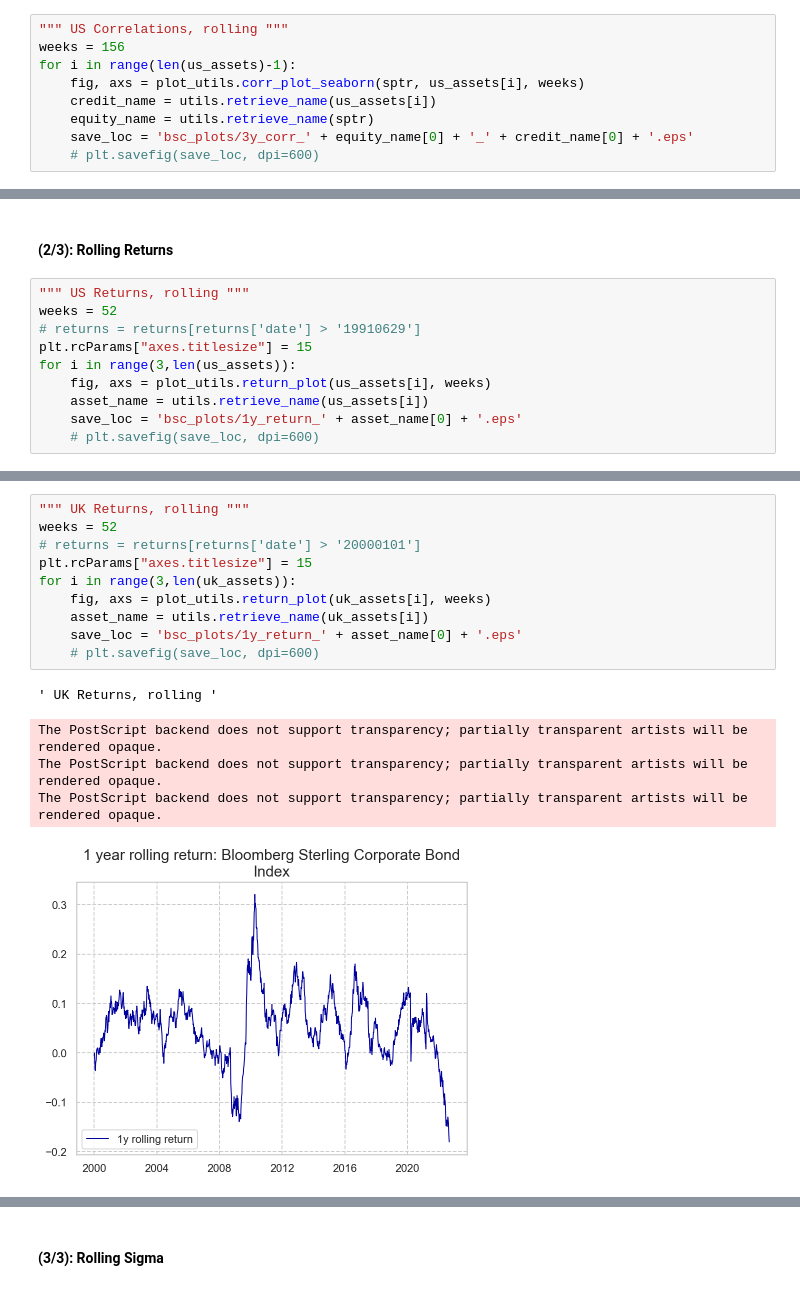
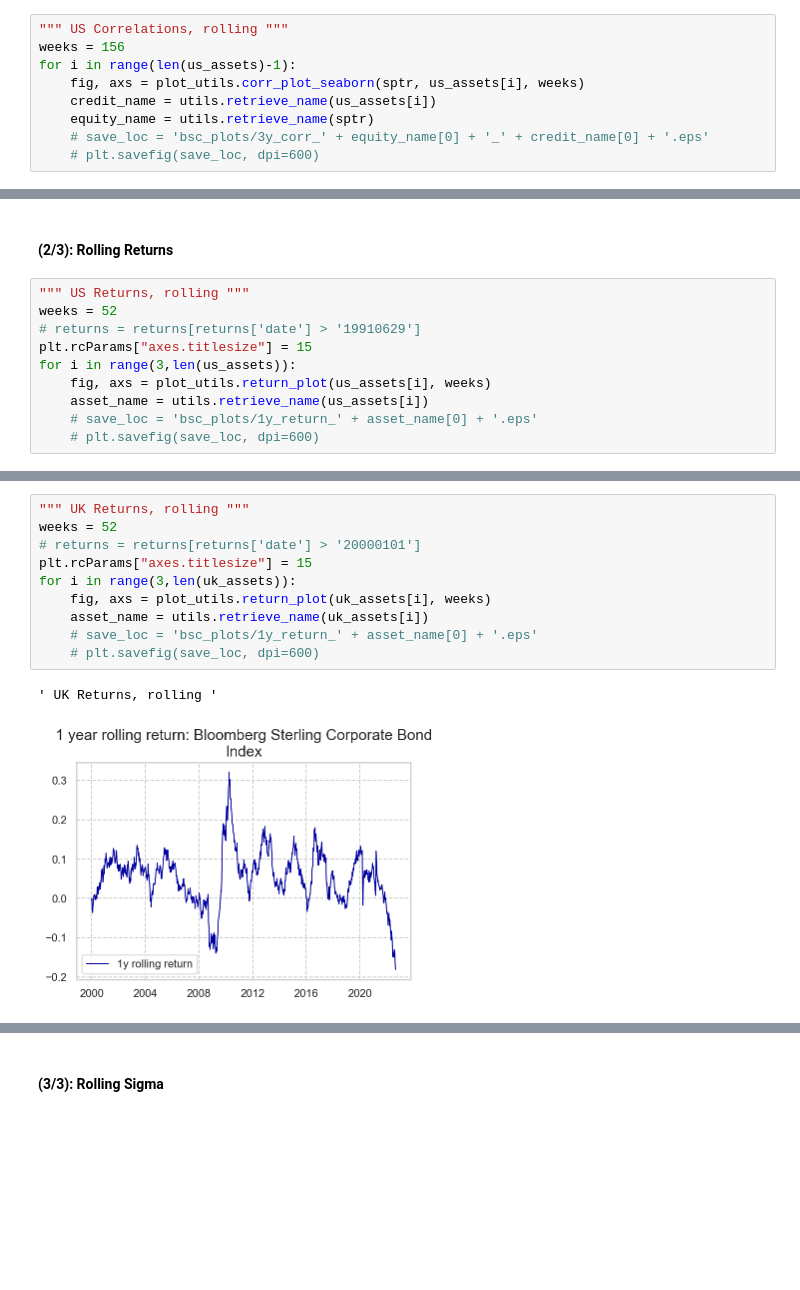
Before and after one commit to TimmieBengtsson/bachelors_project, a Jupyter notebook: bsc_script.ipynb, the cells around one changed output, grey strips where cells are left out. Saved outputs shown, nothing was run; the diff lists cells and outputs as text; blank space fills up the shorter version.

```diff
--- a/bsc_script.ipynb
+++ b/bsc_script.ipynb
@@ -183,7 +184,7 @@ for i in range(len(us_assets)-1):
     fig, axs = plot_utils.corr_plot_seaborn(sptr, us_assets[i], weeks)
     credit_name = utils.retrieve_name(us_assets[i])
     equity_name = utils.retrieve_name(sptr)
-    save_loc = 'bsc_plots/3y_corr_' + equity_name[0] + '_' + credit_name[0] + '.eps'
+    # save_loc = 'bsc_plots/3y_corr_' + equity_name[0] + '_' + credit_name[0] + '.eps'
     # plt.savefig(save_loc, dpi=600)
 # %% [output]
 ' US Correlations, rolling '
@@ -219,7 +216,7 @@ plt.rcParams["axes.titlesize"] = 15
 for i in range(3,len(us_assets)):
     fig, axs = plot_utils.return_plot(us_assets[i], weeks)
     asset_name = utils.retrieve_name(us_assets[i])
-    save_loc = 'bsc_plots/1y_return_' + asset_name[0] + '.eps'
+    # save_loc = 'bsc_plots/1y_return_' + asset_name[0] + '.eps'
     # plt.savefig(save_loc, dpi=600)
 # %% [output]
 ' US Returns, rolling '
@@ -234,16 +227,13 @@ The PostScript backend does not support transparency; partially transparent arti
 # %%
 """ UK Returns, rolling """
 weeks = 52
 # returns = returns[returns['date'] > '20000101']
 plt.rcParams["axes.titlesize"] = 15
 for i in range(3,len(uk_assets)):
     fig, axs = plot_utils.return_plot(uk_assets[i], weeks)
     asset_name = utils.retrieve_name(uk_assets[i])
-    save_loc = 'bsc_plots/1y_return_' + asset_name[0] + '.eps'
+    # save_loc = 'bsc_plots/1y_return_' + asset_name[0] + '.eps'
     # plt.savefig(save_loc, dpi=600)
 # %% [output]
 ' UK Returns, rolling '
-The PostScript backend does not support transparency; partially transparent artists will be rendered opaque.
-The PostScript backend does not support transparency; partially transparent artists will be rendered opaque.
-The PostScript backend does not support transparency; partially transparent artists will be rendered opaque.
-[figure, old version]
+[figure, new version]
```
Also changed, not shown: parts of 15 cells of this notebook.
